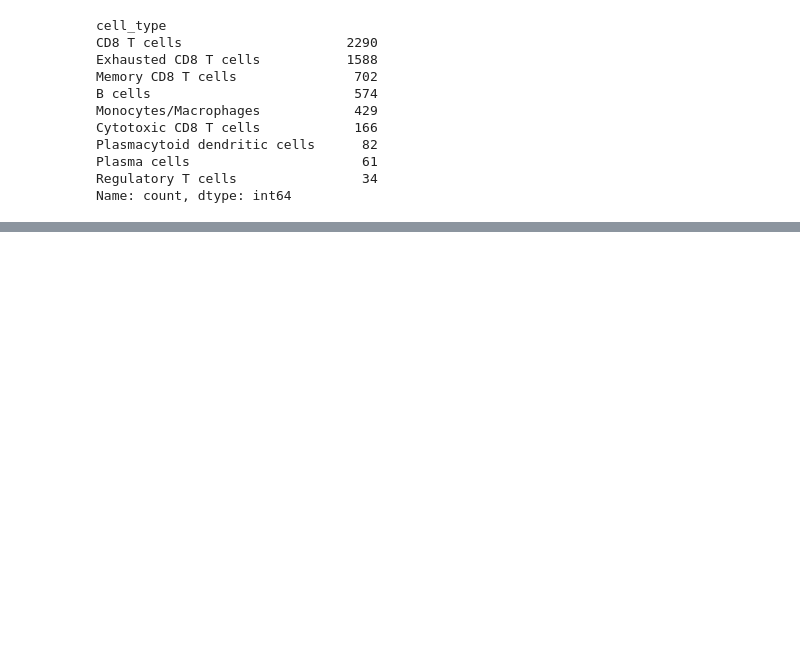
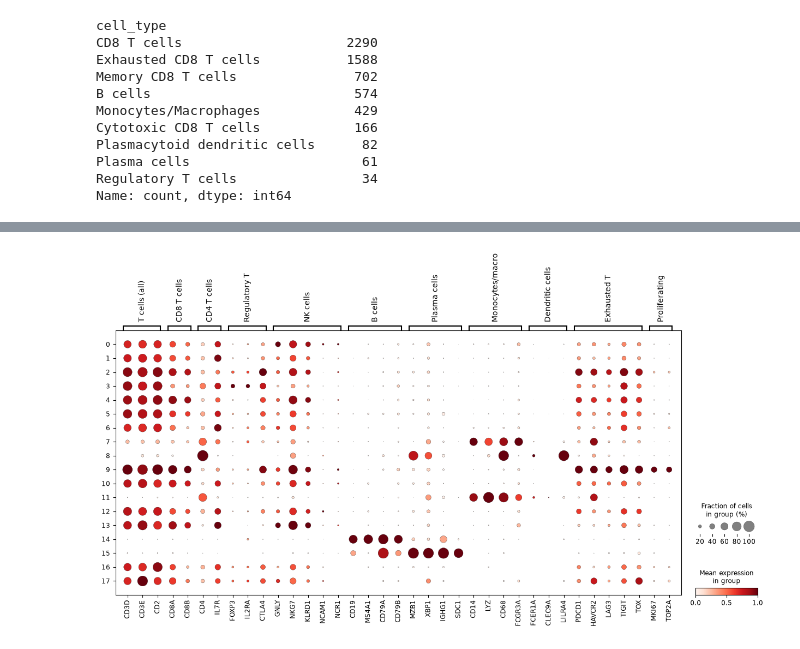
Before and after one commit to ZoeTamar-bio/technion_internship, a Jupyter notebook: 02_Annotation.ipynb, the cells around one changed output, grey strips where cells are left out. Saved outputs shown, nothing was run; the diff lists cells and outputs as text; code cells hidden in the pictures; blank space fills up the shorter version.

```diff
--- a/02_Annotation.ipynb
+++ b/02_Annotation.ipynb
@@ -225,0 +331,10 @@ Name: count, dtype: int64
+# %%
+# Full marker cheat-sheet dotplot across all 18 clusters at leiden_0.6
+# checking which clusters are CD3D-negative (non-T), whether a FOXP3/IL2RA/CTLA4 Treg cluster is now resolved,
+# and whether any NK population appears.
+
+
+sc.pl.dotplot(adata, marker_genes_in_data, groupby="leiden_0.6",
+              standard_scale="var", use_raw=True)
+# %% [output]
+[figure, added]
```
Also changed, not shown: parts of 8 cells of this notebook.
